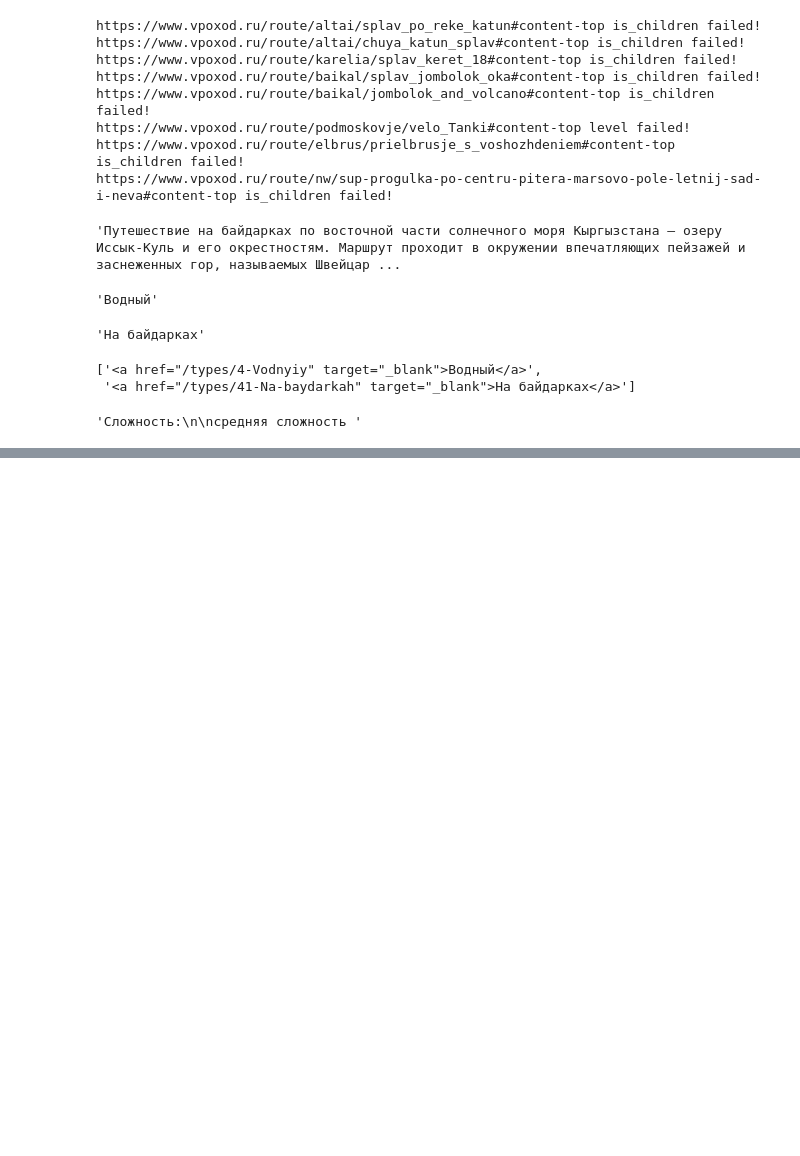
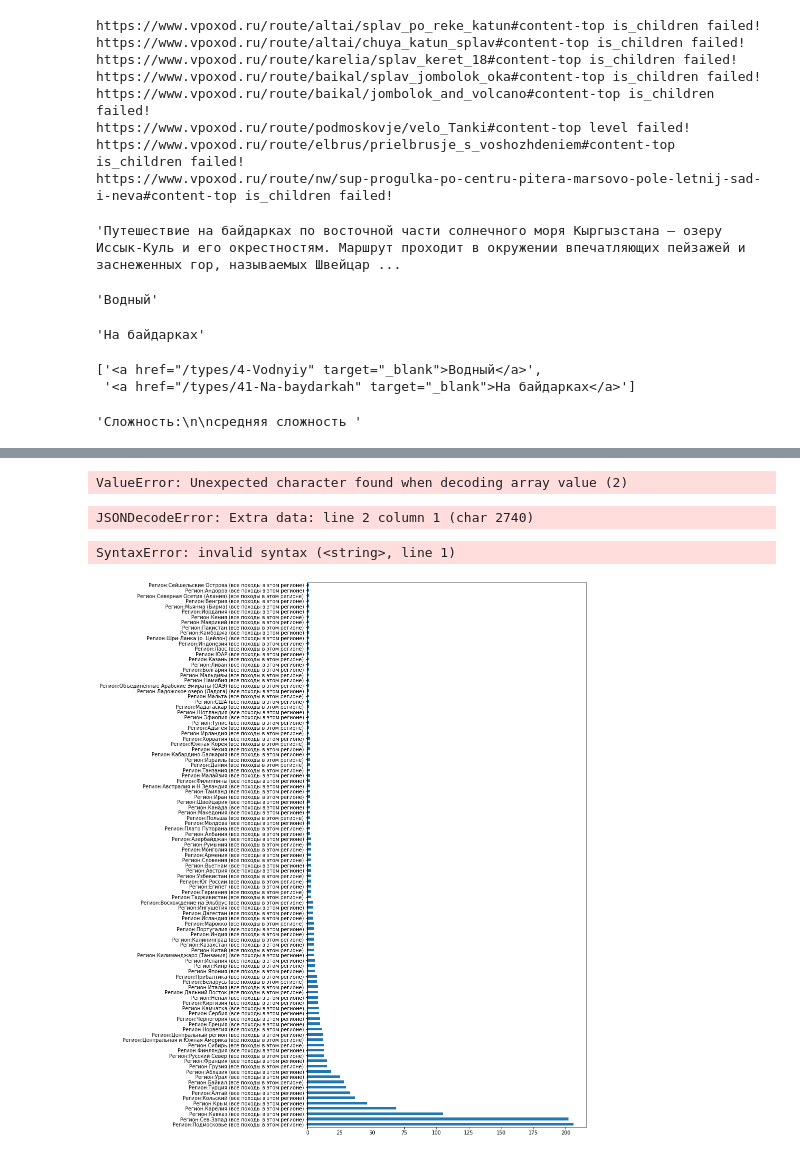
Before and after one commit to AybatovSerik/PohodParser, a Jupyter notebook: Experiments.ipynb, the cells around one changed output, grey strips where cells are left out. Drawn from its saved outputs; the diff is of its cells as text; code cells hidden in the pictures; blank space fills up the shorter version.

```diff
--- a/Experiments.ipynb
+++ b/Experiments.ipynb
@@ -333,0 +525,26 @@ re.search(pattern_temp,'<a href="/types/41-Na-baydarkah" target="_blank">На б
+# %%
+kp_routes = pd.read_json('data/kp_parsed_routes_20210529_1009.txt',
+#                          orient='table',
+                         lines=True,
+#                          dtype = None,
+                         encoding='utf-8')
+# %% [output]
+ValueError: Unexpected character found when decoding array value (2)
+# %%
+with open('data/kp_parsed_routes_20210529_1009.txt','r',encoding='utf-8') as f:
+#     kp_routes = f.readlines()
+    kp_routes = json.load(f)
+# %% [output]
+JSONDecodeError: Extra data: line 2 column 1 (char 2740)
+# %%
+kp_routes_evaled = [eval(line) for line in kp_routes]
+# %% [output]
+SyntaxError: invalid syntax (<string>, line 1)
+# %%
+kp_routes_df = pd.DataFrame(kp_routes_evaled)
+# %%
+plt.figure(figsize=(10,20))
+kp_routes_df.region.value_counts().plot.barh()
+plt.show()
+# %% [output]
+[figure, added]
```
Also changed, not shown: parts of 50 cells of this notebook, 7 other files.
